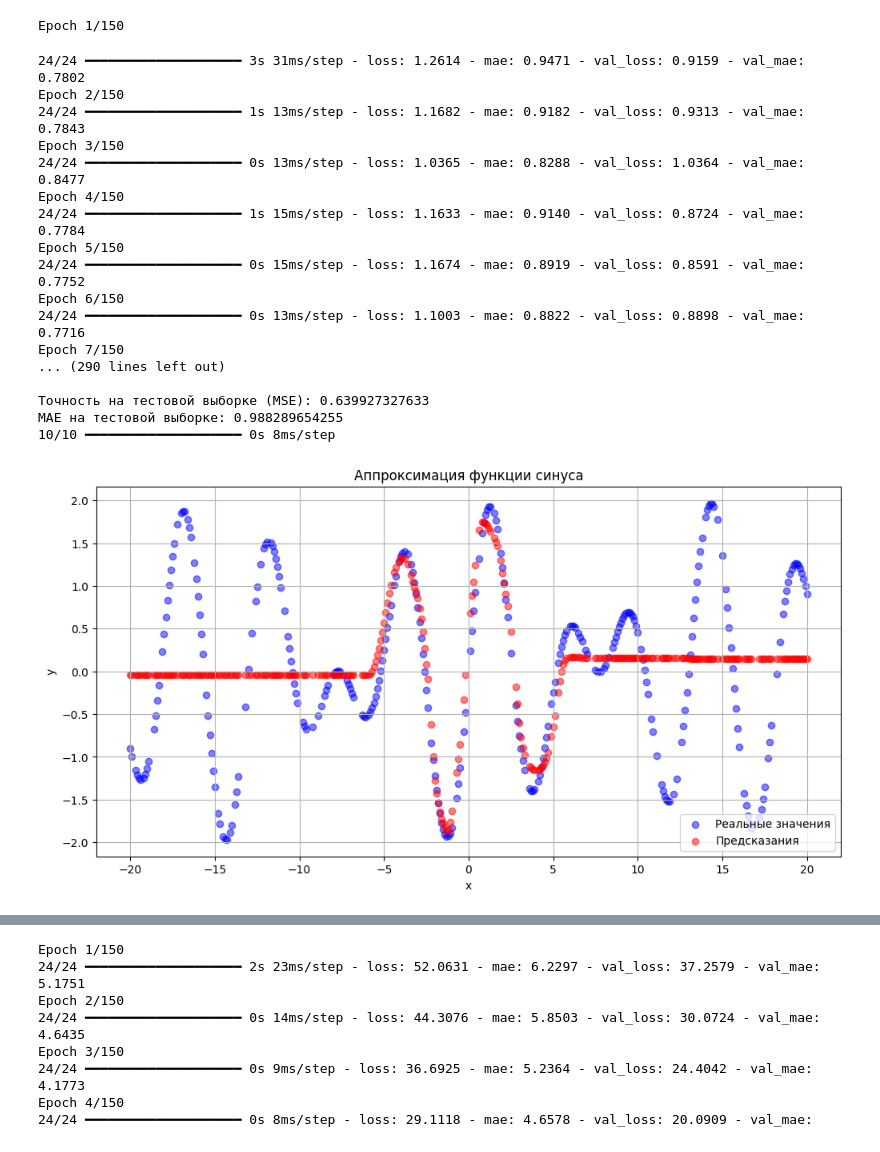
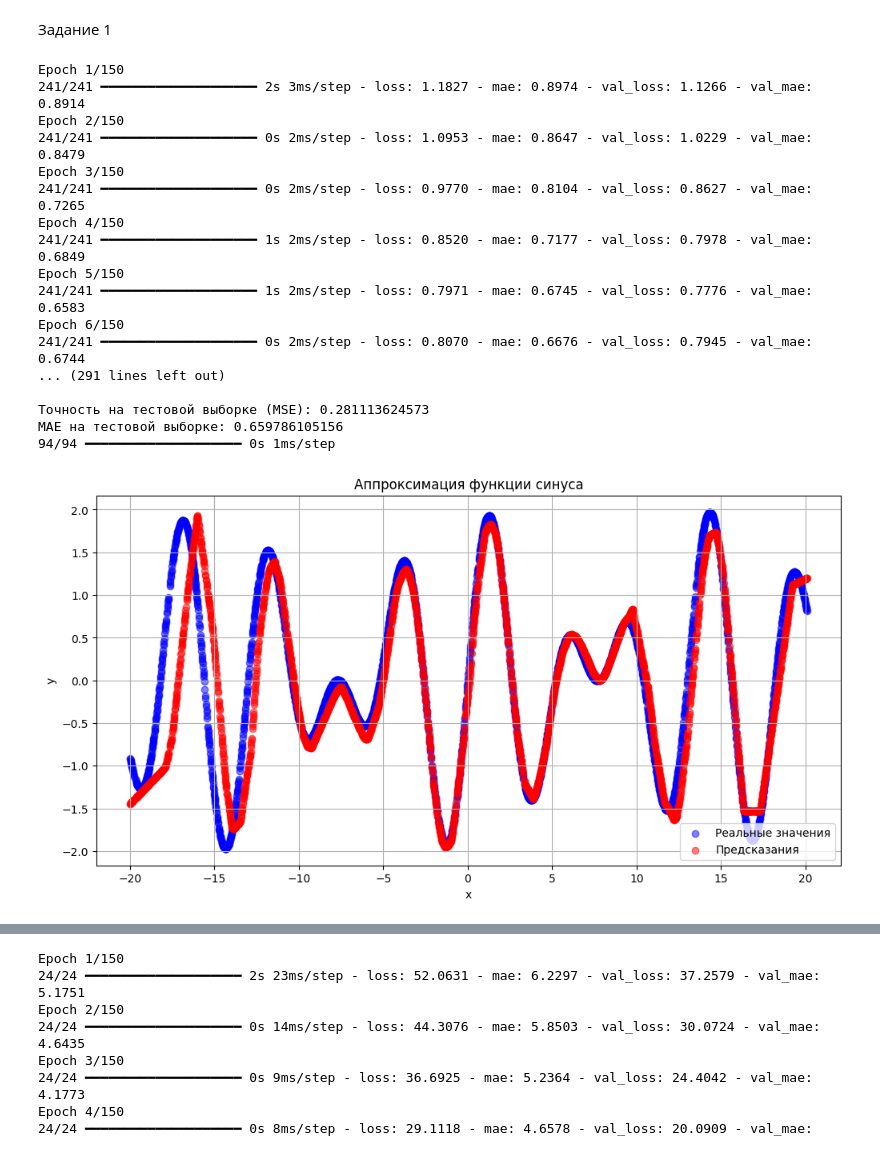
Before and after one commit to RedCross321/ai_labs, a Jupyter notebook: 5.ipynb, the cells around one changed output, grey strips where cells are left out. Cells and saved outputs as stored; diff of their text form; code cells hidden in the pictures.

```diff
--- a/5.ipynb
+++ b/5.ipynb
@@ -1,3 +1,5 @@
+# %% [markdown]
+Задание 1
 # %%
 import numpy as np
 import matplotlib.pyplot as plt
@@ -6,7 +8,7 @@ from keras.models import Sequential, Model
 from keras.layers import Dense, concatenate, Input, Concatenate
 from keras.optimizers import Adam
 
-X = np.arange(-20, 20.1, 0.1)
+X = np.arange(-20, 20.1, 0.01)
 y = np.sin(X) + np.sin(X * np.sqrt(2))
 
 T = np.floor(X / (2 * np.pi))
@@ -17,57 +19,51 @@ X = X.reshape(-1, 1)
 X_train1, X_test1, y_train1, y_test1 = train_test_split(X, y, test_size=0.25, random_state=13)
 
 model = Sequential([
-    Dense(400, activation='tanh', input_shape=(1,)),
-    Dense(128, activation='relu'),
-    Dense(128, activation='tanh'),
+    Dense(400, activation='relu', input_shape=(1,)),
     Dense(64, activation='relu'),
-    Dense(64, activation='tanh'),
-    Dense(32, activation='relu'),
-    Dense(32, activation='tanh'),
     Dense(32, activation='relu'),
     Dense(16, activation='relu'),
     Dense(1)
 ])
 
 model.compile(loss='mse', optimizer='rmsprop', metrics=['mae'])
 model.fit(X_train1, y_train1, epochs=150, batch_size=10, validation_split=0.2)
 _, accuracy = model.evaluate(X_train1, y_train1)
 _, accuracy2 = model.evaluate(model.predict(X_test1), y_test1)
 
 print(f'\nТочность на тестовой выборке (MSE): {accuracy:.12f}')
 print(f'MAE на тестовой выборке: {accuracy2:.12f}')
 
 y_pred1 = model.predict(X_train1)
 
 plt.figure(figsize=(12, 6))
 plt.scatter(X_train1, y_train1, color='blue', label='Реальные значения', alpha=0.5)
 plt.scatter(X_train1, y_pred1, color='red', label='Предсказания', alpha=0.5)
 plt.xlabel('x')
 plt.ylabel('y')
 plt.title('Аппроксимация функции синуса')
 plt.legend()
 plt.grid(True)
 plt.show()
 # %% [output]
 Epoch 1/150
+241/241 ━━━━━━━━━━━━━━━━━━━━ 2s 3ms/step - loss: 1.1827 - mae: 0.8974 - val_loss: 1.1266 - val_mae: 0.8914
+Epoch 2/150
+241/241 ━━━━━━━━━━━━━━━━━━━━ 0s 2ms/step - loss: 1.0953 - mae: 0.8647 - val_loss: 1.0229 - val_mae: 0.8479
+Epoch 3/150
+241/241 ━━━━━━━━━━━━━━━━━━━━ 0s 2ms/step - loss: 0.9770 - mae: 0.8104 - val_loss: 0.8627 - val_mae: 0.7265
+Epoch 4/150
+241/241 ━━━━━━━━━━━━━━━━━━━━ 1s 2ms/step - loss: 0.8520 - mae: 0.7177 - val_loss: 0.7978 - val_mae: 0.6849
+Epoch 5/150
+241/241 ━━━━━━━━━━━━━━━━━━━━ 1s 2ms/step - loss: 0.7971 - mae: 0.6745 - val_loss: 0.7776 - val_mae: 0.6583
+Epoch 6/150
+241/241 ━━━━━━━━━━━━━━━━━━━━ 0s 2ms/step - loss: 0.8070 - mae: 0.6676 - val_loss: 0.7945 - val_mae: 0.6744
+... (291 lines left out)
+
+Точность на тестовой выборке (MSE): 0.281113624573
+MAE на тестовой выборке: 0.659786105156
+94/94 ━━━━━━━━━━━━━━━━━━━━ 0s 1ms/step
-24/24 ━━━━━━━━━━━━━━━━━━━━ 3s 31ms/step - loss: 1.2614 - mae: 0.9471 - val_loss: 0.9159 - val_mae: 0.7802
-Epoch 2/150
-24/24 ━━━━━━━━━━━━━━━━━━━━ 1s 13ms/step - loss: 1.1682 - mae: 0.9182 - val_loss: 0.9313 - val_mae: 0.7843
-Epoch 3/150
-24/24 ━━━━━━━━━━━━━━━━━━━━ 0s 13ms/step - loss: 1.0365 - mae: 0.8288 - val_loss: 1.0364 - val_mae: 0.8477
-Epoch 4/150
-24/24 ━━━━━━━━━━━━━━━━━━━━ 1s 15ms/step - loss: 1.1633 - mae: 0.9140 - val_loss: 0.8724 - val_mae: 0.7784
-Epoch 5/150
-24/24 ━━━━━━━━━━━━━━━━━━━━ 0s 15ms/step - loss: 1.1674 - mae: 0.8919 - val_loss: 0.8591 - val_mae: 0.7752
-Epoch 6/150
-24/24 ━━━━━━━━━━━━━━━━━━━━ 0s 13ms/step - loss: 1.1003 - mae: 0.8822 - val_loss: 0.8898 - val_mae: 0.7716
-Epoch 7/150
-... (290 lines left out)
-
-Точность на тестовой выборке (MSE): 0.639927327633
-MAE на тестовой выборке: 0.988289654255
-10/10 ━━━━━━━━━━━━━━━━━━━━ 0s 8ms/step
-[figure, old version]
+[figure, new version]
 # %%
 X_train2, X_test2, y_train2, y_test2 = train_test_split(X_features, y, test_size=0.25, random_state=13)
 
```
Also changed, not shown: parts of 3 cells of this notebook.
